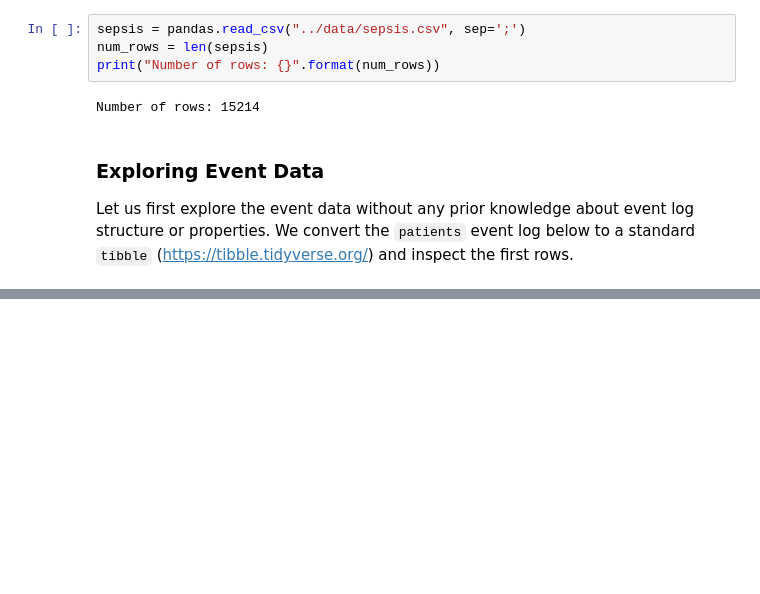
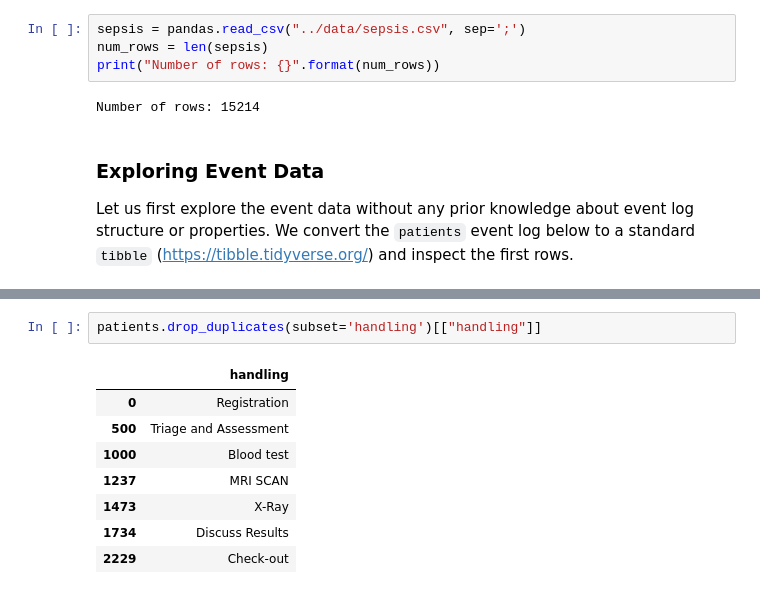
Before and after one commit to fmannhardt/course-applied-processmining, a Jupyter notebook: python/lecture1-eventlogs.ipynb, the cells around one changed output, grey strips where cells are left out. Saved outputs shown, nothing was run; the diff lists cells and outputs as text; blank space fills up the shorter version.

```diff
--- a/python/lecture1-eventlogs.ipynb
+++ b/python/lecture1-eventlogs.ipynb
@@ -75,0 +76,11 @@ patients_sample = patients[patients['time'] < '2017-01-31']
+# %%
+patients.drop_duplicates(subset='handling')[["handling"]]
+# %% [output]
+|  | handling |
+| 0 | Registration |
+| 500 | Triage and Assessment |
+| 1000 | Blood test |
+| 1237 | MRI SCAN |
+| 1473 | X-Ray |
+| 1734 | Discuss Results |
+| 2229 | Check-out |
```
Also changed, not shown: parts of 9 cells of this notebook, 1 other file.
